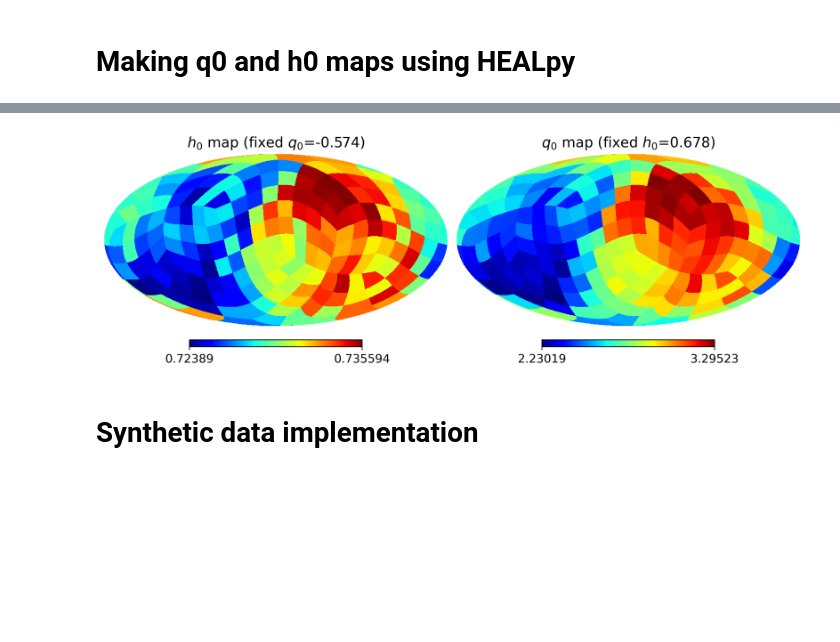
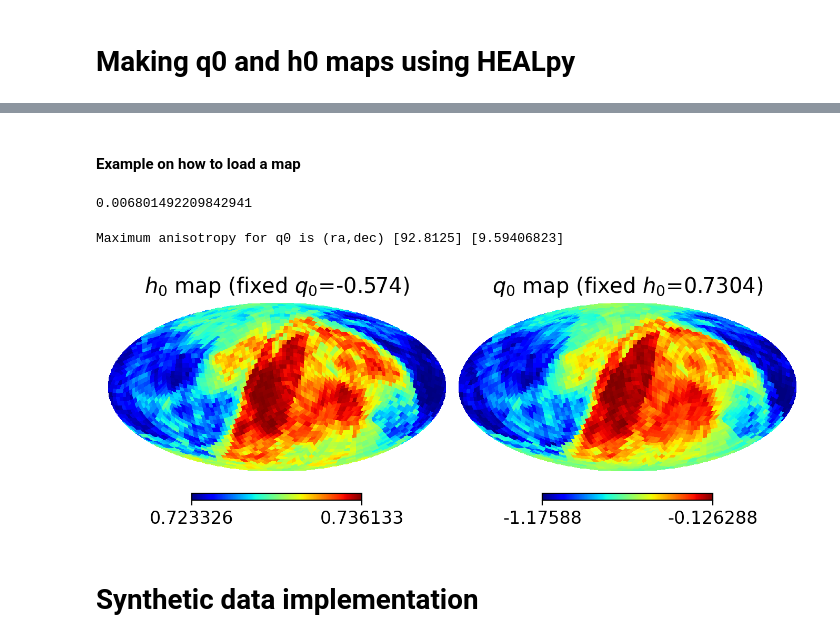
Before and after one commit to leoriohub/cosmographic_analysis, a Jupyter notebook: main.ipynb, the cells around one changed output, grey strips where cells are left out. Cells and saved outputs as stored; diff of their text form; code cells hidden in the pictures; blank space fills up the shorter version.

Commit message:
first attempt to  compute maximum anisotropy direction

```diff
--- a/main.ipynb
+++ b/main.ipynb
@@ -11,8 +11,8 @@ from scipy.optimize import minimize
 
 
 rcParams["savefig.dpi"] = 200
-rcParams["figure.dpi"] = 400
-rcParams["font.size"] = 18
+rcParams["figure.dpi"] = 200
+rcParams["font.size"] = 12
 # %% [markdown]
 # Important parameters
 
@@ -89,6 +91,6 @@ v1 = np.column_stack(
 
 from healpix_vectors import get_healpix_vectors
 
-nside = 4  # Resolution
-
+nside = 16  # Resolution
+pts = hp.nside2npix(nside)
 healpix_dirs = get_healpix_vectors(nside)
@@ -107,17 +143,11 @@ q0u, q0d, q0u_err, q0d_err = results_q0
 # %%
 # Store up and down hemisphere position vectors for plotting purposes.
-
 hdiru = np.array(healpix_dirs)
 hdird = -np.array(healpix_dirs)
 
 # save the directions into one array with the form [hdiru,hdird]
 hdirs = np.concatenate((hdiru, hdird))
 
-h0 = np.concatenate((h0u, h0d))
-h0_err = np.concatenate((h0u_err, h0d_err))
-q0 = np.concatenate((q0u, q0d))
-q0_err = np.concatenate((q0u_err, q0d_err))
-
 # convert the directions of axes into spherical coordinates
 theta = np.arccos(hdirs[:, 2])
-phi = np.radians(90) - np.arctan2(hdirs[:, 1], hdirs[:, 0])
+phi = np.radians(180) - np.arctan2(hdirs[:, 1], hdirs[:, 0])
@@ -156,0 +200,6 @@ rcParams["font.size"] = 12
+# %% [markdown]
+#### Example on how to load a map
+# %%
+delta_h0_sn.max()
+# %% [output]
+0.006801492209842941
@@ -157,23 +235,28 @@ rcParams["font.size"] = 12
+# %%
+print("Maximum anisotropy for q0 is (ra,dec)", max_q0_anis_ra, max_q0_anis_dec)
+# %% [output]
+Maximum anisotropy for q0 is (ra,dec) [92.8125] [9.59406823]
+# %%
+from generate_map import generate_map
+
+# Maps are generated by the function generate_map which is defined in generate_map.py
+# h0map, q0map = generate_map(nside, theta, phi, h0, q0, h0f=h0f, q0f=q0f)
+h0map_sn, q0map_sn = generate_map(nside, theta, phi, h0_sn, q0_sn)
 # %%
-from generate_map import generate_map
+# Plot the generated maps side by side
+plt.figure(figsize=(10, 4))
 
-# Maps are generated by the function generate_map which is defined in generate_map.py
-h0map, q0map = generate_map(nside, theta, phi, h0, q0, h0f, q0f)
+hp.mollview(h0map_sn, coord="cg", title=rf'$h_0$ map (fixed $q_0$={q0f_sn})', unit='', notext=True, norm='hist', cmap='jet', min=min(
+    h0_sn), max=max(h0_sn), fig=1, sub=(1, 3, 1))
+hp.mollview(q0map_sn, coord="cg", title=rf'$q_0$ map (fixed $h_0$={h0f_sn})', unit='', notext=True, norm='hist', cmap='jet',  min=min(
+    q0_sn), max=max(q0_sn), fig=1, sub=(1, 3, 2))
+# hp.mollview(q0map, coord="cg", title=rf'$q_0$ map (fixed $h_0$={h0f_planck})', unit='', notext=True, norm='hist', cmap='jet', min=min(q0), max=max(q0), fig=1, sub=(1, 3, 3))
 
-# Plot the generated maps side by side
-plt.figure(figsize=(10, 3.7))
-
-hp.mollview(h0map, coord="cg", title=rf'$h_0$ map (fixed $q_0$={q0f})', unit='', notext=True, norm='hist', cmap='jet',
-            min=min(h0), max=max(h0), fig=1, sub=(1, 2, 1))
-hp.mollview(q0map, coord="cg", title=rf'$q_0$ map (fixed $h_0$={h0f})', unit='', notext=True, norm='hist', cmap='jet',
-            min=min(q0), max=max(q0), fig=1, sub=(1, 2, 2))
-
-map_filename = f'figures/{prefix_name}[NO_SM](hf={h0f}_qf={q0f})({zup}>z>{zdown}).png'
-
-plt.savefig(map_filename)
+map_filename = f'figures/{prefix_name}[FULL](hf={h0f}_qf={q0f})({zup}>z>{zdown}).png'
+# plt.savefig(map_filename)
 plt.show()
 # %% [output]
-[figure, old version]
+[figure, new version]
 # %% [markdown]
 # Synthetic data implementation
 # %% [markdown]
```
Also changed, not shown: parts of 26 cells of this notebook, 12 other files.
